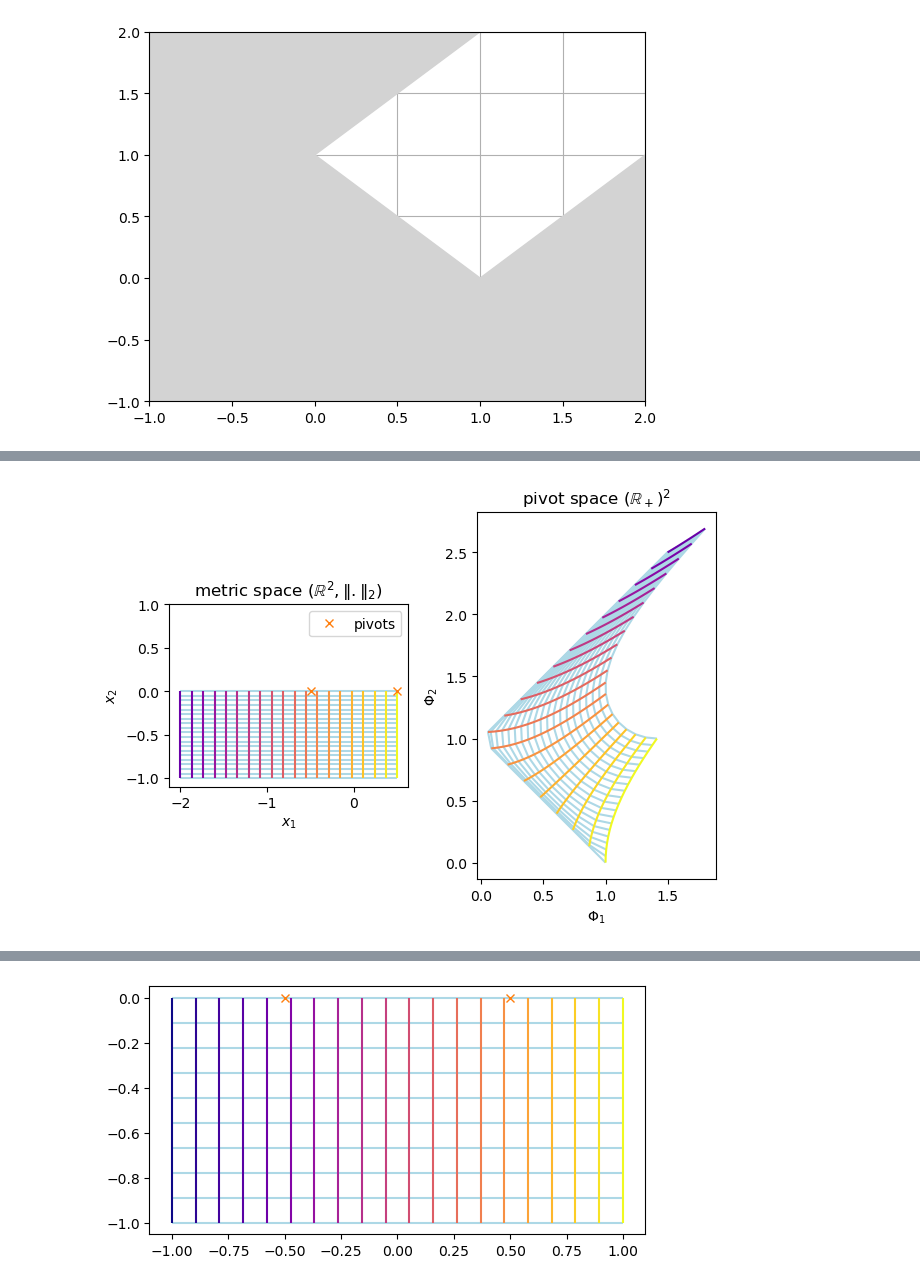
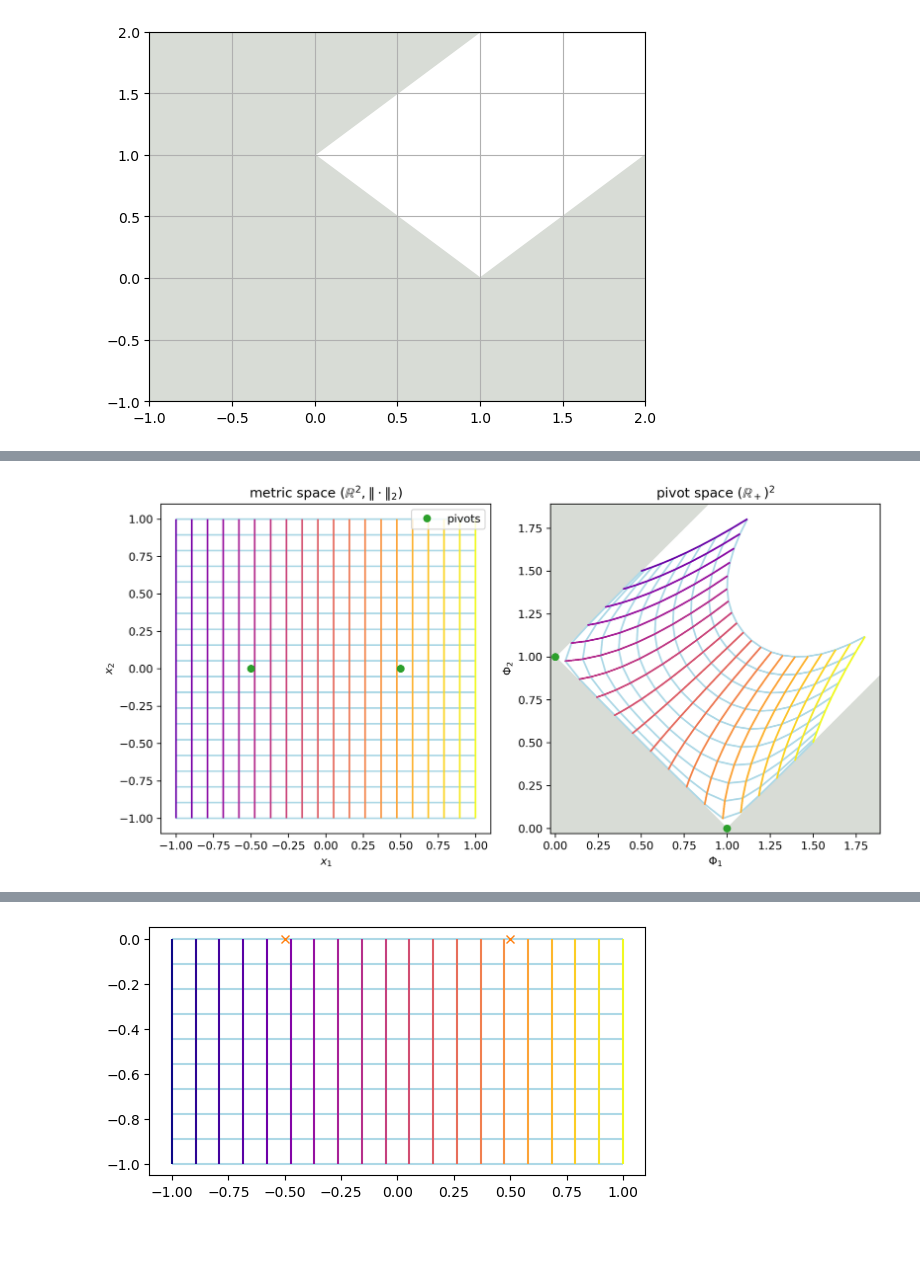
Before and after one commit to DimensionalScoop/metric_spaces, a Jupyter notebook: exploration/pivot_transform.ipynb, the cells around one changed output, grey strips where cells are left out. Saved outputs shown, nothing was run; the diff lists cells and outputs as text; code cells hidden in the pictures; blank space fills up the shorter version.

Commit message:
add many 2d pivot plots to make pivot space interpretable

```diff
--- a/exploration/pivot_transform.ipynb
+++ b/exploration/pivot_transform.ipynb
@@ -147,18 +152,24 @@ points = np.unique(points, axis=1)
 # %%
-def mask_forbidden(pivots):
+def mask_forbidden(pivots, ax=None):
     """Plot a gray area where the pivot space is inaccessible.
 
     This region does not have an preimage, as can easily be seen
     by using the triangle inequality, with both pivots being two
     points of the triangle.
     """
+    if ax is None:
+        ax=plt.gca()
+
     def mask(*args, **kwargs):
-        return plt.fill_between(*args,**kwargs,color="lightgrey", zorder=2)
+        return ax.fill_between(*args,**kwargs,color="xkcd:light grey",)
 
     p_1, p_2 = points_to_pivot_space(pivots, pivots)
     b = p_2[0]
     m = -1
     inacc_below = lambda x: m*x+b
+
+    # we don't want to influence the existing limits
+    xlim, ylim = ax.get_xlim(), ax.get_ylim()
 
     x = np.linspace(-10,10)
     y = inacc_below(x)
@@ -173,6 +184,8 @@ def mask_forbidden(pivots):
     y = inacc_below(x)
     mask(x, y-100, y)
 
+    ax.set_xlim(xlim)
+    ax.set_ylim(ylim)
 
 
 mask_forbidden(pivots)
@@ -292,7 +379,7 @@ from pivot.plot import plot_grid
 piv = PivotSpace(metric.Euclid(),pivots)
 
 n = 20
-xx, yy = np.meshgrid(np.linspace(-2,0.5, n), np.linspace(-1,0,n))
+xx, yy = np.meshgrid(np.linspace(-1,1, n), np.linspace(-1, 1,n))
 
 points = np.array([xx.flatten(), yy.flatten()]).T
 p_t = piv.transform_points(points)
@@ -301,35 +388,38 @@ xx_t = xx_t.reshape(xx.shape)
 yy_t = yy_t.reshape(yy.shape)
 
 
 cmap_1 = mpl.colormaps['plasma']
 config = dict(
     ycolor = cmap_1(np.linspace(0.2,1, xx.shape[0])),
     xcolor = "lightblue",
 )
 
+plt.figure(figsize=(10,5), dpi=300)
 plt.subplot(1,2,1)
 plt.title(r"metric space $(\mathbb{R}^2, "+piv.metric.name+")$")
 plt.xlabel("$x_1$")
 plt.ylabel("$x_2$")
 
 plot_grid(xx,yy, **config)
-plt.plot(*pivots.T, "x", color="C1", label="pivots");
-plt.ylim(-1.1,1)
+plt.plot(*pivots.T, "o", color="C2", label="pivots");
+plt.ylim(-1.1,1.1)
 plt.legend()
 plt.gca().set_aspect('equal')
 
 plt.subplot(1,2,2)
 plt.title("pivot space $(\mathbb{R}_+)^2$")
 plt.xlabel("$\Phi_1$")
 plt.ylabel("$\Phi_2$")
 
 plot_grid(xx_t,yy_t, **config)
-
+mask_forbidden(pivots)
+plt.plot(*piv.transform_points(pivots), "o", color="C2", label="pivots");
 
 plt.gca().set_aspect('equal')
 
 plt.tight_layout()
+plt.savefig("/fig/r_2_pivot.svg")
 plt.show()
 # %% [output]
-[figure, old version]
+[figure, new version]
 # %%
```
Also changed, not shown: parts of 15 cells of this notebook.
